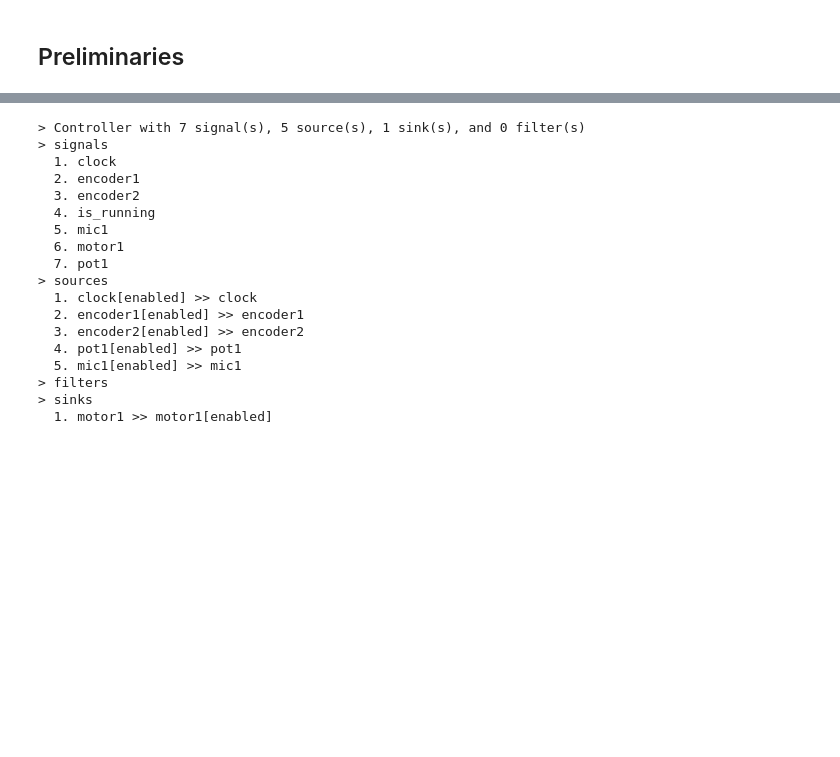
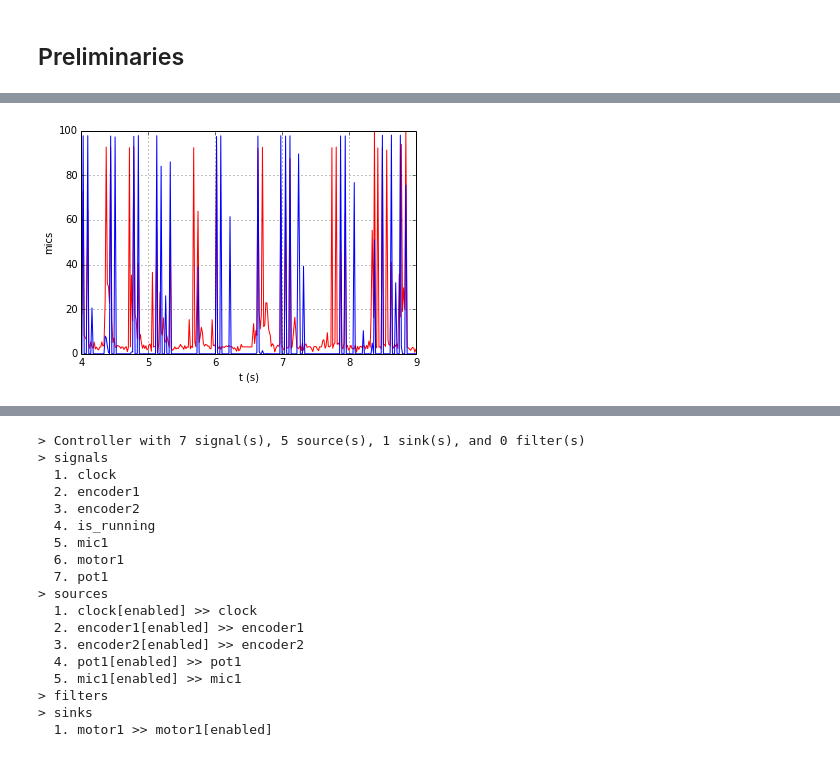
Before and after one commit to mcdeoliveira/pyctrl, a Jupyter notebook: python/notebook/Colyn.ipynb, the cells around one changed output, grey strips where cells are left out. Cells and saved outputs as stored; diff of their text form; code cells hidden in the pictures; blank space fills up the shorter version.

```diff
--- a/python/notebook/Colyn.ipynb
+++ b/python/notebook/Colyn.ipynb
@@ -23 +36,3 @@ controller = Controller(host = HOST, port = PORT)
+# %%
+controller.add_sink('logger', Logger(), ['clock', 'mic1','mic2','prox1','prox2'])
 # %%
@@ -46,0 +58,21 @@ controller.add_device('mic1','ctrl.bbb.analog','Analog',signals=['mic1'],pin='AI
+# %%
+controller.set_sink('logger', reset=True)
+with controller:
+    time.sleep(5);
+# %%
+log = controller.read_sink('logger')
+# %%
+t = log[:,0]
+mic1 = log[:,1]
+mic2 = log[:,2]
+prox1 = log[:,3]
+prox2 = log[:,4]
+# %%
+plt.plot(t, mic1, 'r')
+plt.plot(t, mic2, 'b')
+# the next lines will make the plot look nicer
+plt.xlabel('t (s)')
+plt.ylabel('mics')
+plt.grid()
+# %% [output]
+[figure, added]
```
Also changed, not shown: parts of 13 cells of this notebook.
